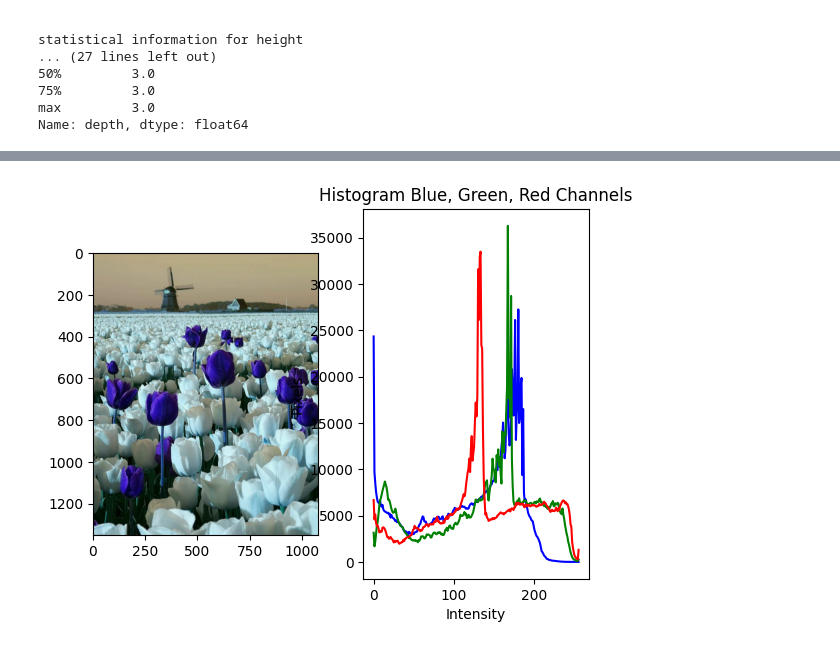
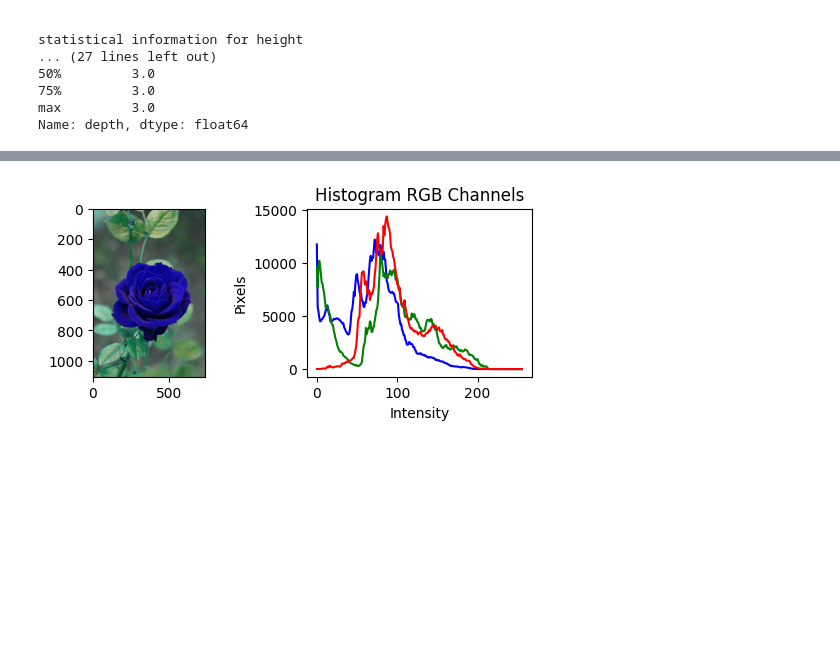
Before and after one commit to Lisyonok04/pp-var-4, a Jupyter notebook: forth/Untitled.ipynb, the cells around one changed output, grey strips where cells are left out. Drawn from its saved outputs; the diff is of its cells as text; code cells hidden in the pictures; blank space fills up the shorter version.

```diff
--- a/forth/Untitled.ipynb
+++ b/forth/Untitled.ipynb
@@ -210,20 +210,20 @@ def histogram(df: pd.DataFrame, mark: int):
 # %%
 def rendering(df: pd.DataFrame, mark: int) -> None:
     histr, image = histogram(df, mark)
 
-    plt.subplot(1, 2, 1)
+    plt.subplot(2, 2, 1)
     plt.imshow(image)
 
-    plt.subplot(1, 2, 2)
+    plt.subplot(2, 2, 2)
     plt.plot(histr[0], color="b")
     plt.plot(histr[1], color="g")
     plt.plot(histr[2], color="r")
-    plt.title("Histogram Blue, Green, Red Channels")
+    plt.title("Histogram RGB Channels")
     plt.xlabel("Intensity")
     plt.ylabel("Pixels")
     plt.show()
 
 
-rendering(df, 0)
+rendering(df, 1)
 # %% [output]
-[figure, old version]
+[figure, new version]
```
